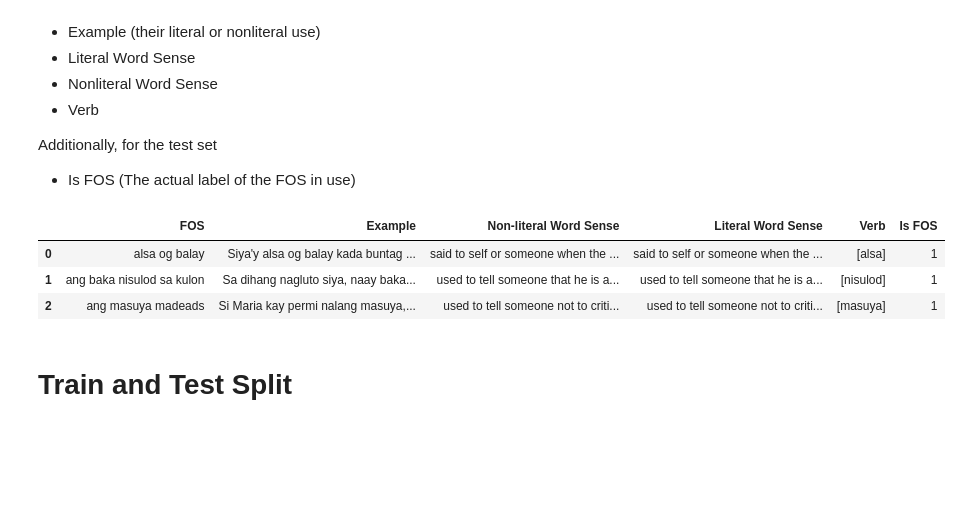
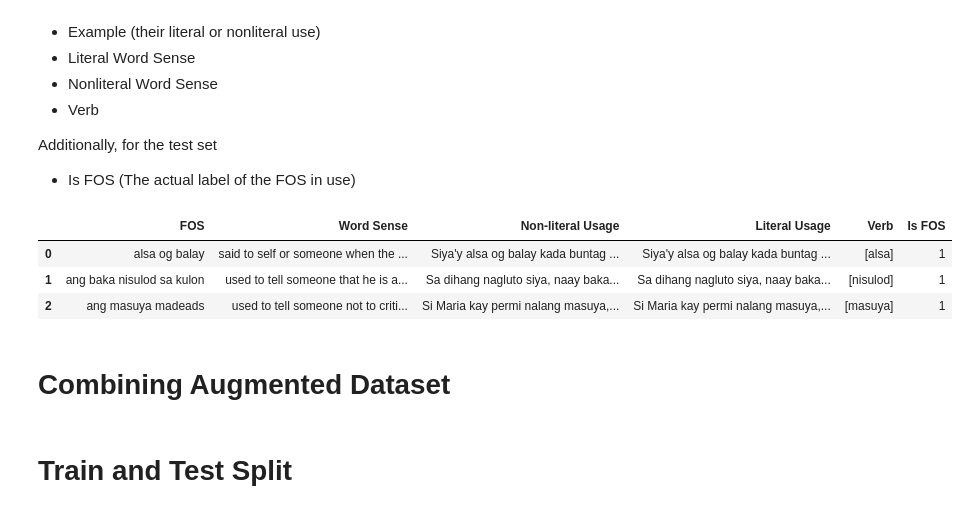
Before and after one commit to MiguelPartosa/Thesis-FOS-BinaryClass-WSD, a Jupyter notebook: Thesis_Implementation_1_2.ipynb, the cells around one changed output. Cells and saved outputs as stored; diff of their text form; code cells hidden in the pictures; blank space fills up the shorter version.

```diff
--- a/Thesis_Implementation_1_2.ipynb
+++ b/Thesis_Implementation_1_2.ipynb
@@ -335,6 +335,6 @@ df_translated.to_excel(
 # %%
 # Re-reading the dataframe with translations
-df_translated = pd.read_excel('../../Dataset/Traanslate_Word_sense.xlsx')
+df_translated = pd.read_excel('../../Dataset/Translated_Word_sense.xlsx')
 # %% [markdown]
 # Dataset Transformation
 The following columns will be generated before the train and test split:
@@ -382,16 +382,16 @@ Additionally, for the test set
 # %%
 # TO remove, df_dataset is created as soon as the first operations fo data transformation is done on previous dataframe
 df_dataset = pd.DataFrame(
     {'FOS': df_translated['Fos'],
-    'Example' : df_translated['Examples'],
-    'Non-literal Word Sense' : df_translated['Meaning_en'],
-    'Literal Word Sense' : df_translated['Meaning_en'],
+    'Word Sense' : df_translated['Meaning_en'],
+    'Non-literal Usage' : df_translated['Examples'],
+    'Literal Usage' : df_translated['Examples'],
     'Verb' : df_translated['Verbs'],
     'Is FOS': df_translated['Figure of Speech']
     })
 df_dataset.head(3)
 # %% [output]
-|  | FOS | Example | Non-literal Word Sense | Literal Word Sense | Verb | Is FOS |
-| 0 | alsa og balay | Siya'y alsa og balay kada buntag ... | said to self or someone when the ... | said to self or someone when the ... | [alsa] | 1 |
-| 1 | ang baka nisulod sa kulon | Sa dihang nagluto siya, naay baka... | used to tell someone that he is a... | used to tell someone that he is a... | [nisulod] | 1 |
-| 2 | ang masuya madeads | Si Maria kay permi nalang masuya,... | used to tell someone not to criti... | used to tell someone not to criti... | [masuya] | 1 |
+|  | FOS | Word Sense | Non-literal Usage | Literal Usage | Verb | Is FOS |
+| 0 | alsa og balay | said to self or someone when the ... | Siya'y alsa og balay kada buntag ... | Siya'y alsa og balay kada buntag ... | [alsa] | 1 |
+| 1 | ang baka nisulod sa kulon | used to tell someone that he is a... | Sa dihang nagluto siya, naay baka... | Sa dihang nagluto siya, naay baka... | [nisulod] | 1 |
+| 2 | ang masuya madeads | used to tell someone not to criti... | Si Maria kay permi nalang masuya,... | Si Maria kay permi nalang masuya,... | [masuya] | 1 |
@@ -398,3 +400,5 @@ df_dataset.head(3)
+# %% [markdown]
+# Combining Augmented Dataset
 # %% [markdown]
 # Train and Test Split
 # %%
```
Also changed, not shown: parts of 2 cells of this notebook, 7 other files.
